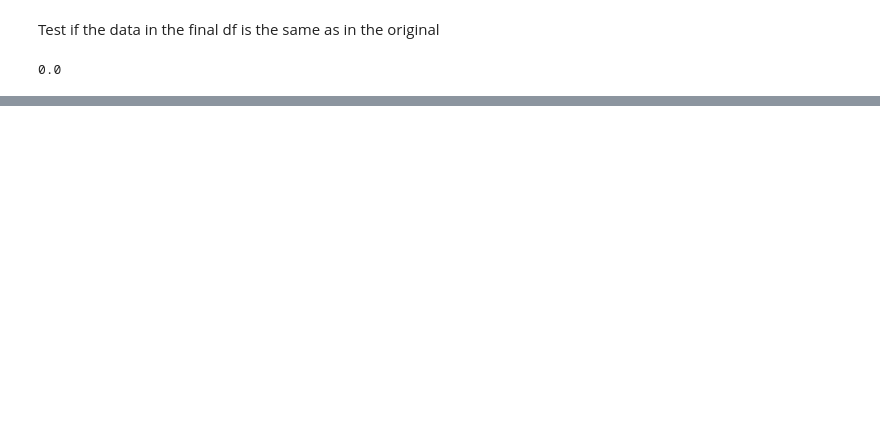
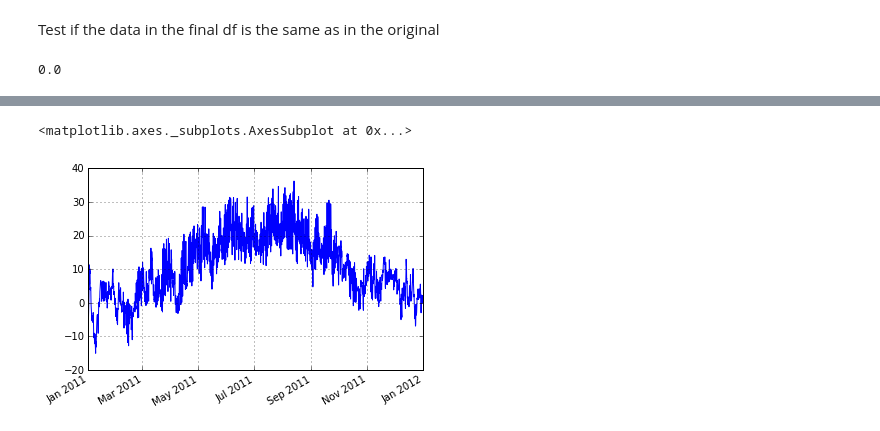
Before and after one commit to arnoutaertgeerts/dump, a Jupyter notebook: Pandas dataframe merge/Pandas simulation data merge.ipynb, the cells around one changed output, grey strips where cells are left out. Saved outputs shown, nothing was run; the diff lists cells and outputs as text; code cells hidden in the pictures; blank space fills up the shorter version.

```diff
--- a/Pandas dataframe merge/Pandas simulation data merge.ipynb
+++ b/Pandas dataframe merge/Pandas simulation data merge.ipynb
@@ -55,0 +69,5 @@ print difference
+# %%
+data.plot(y='Ambient temperature in [C]')
+# %% [output]
+<matplotlib.axes._subplots.AxesSubplot at 0x...>
+[figure, added]
```
Also changed, not shown: parts of 4 cells of this notebook.
